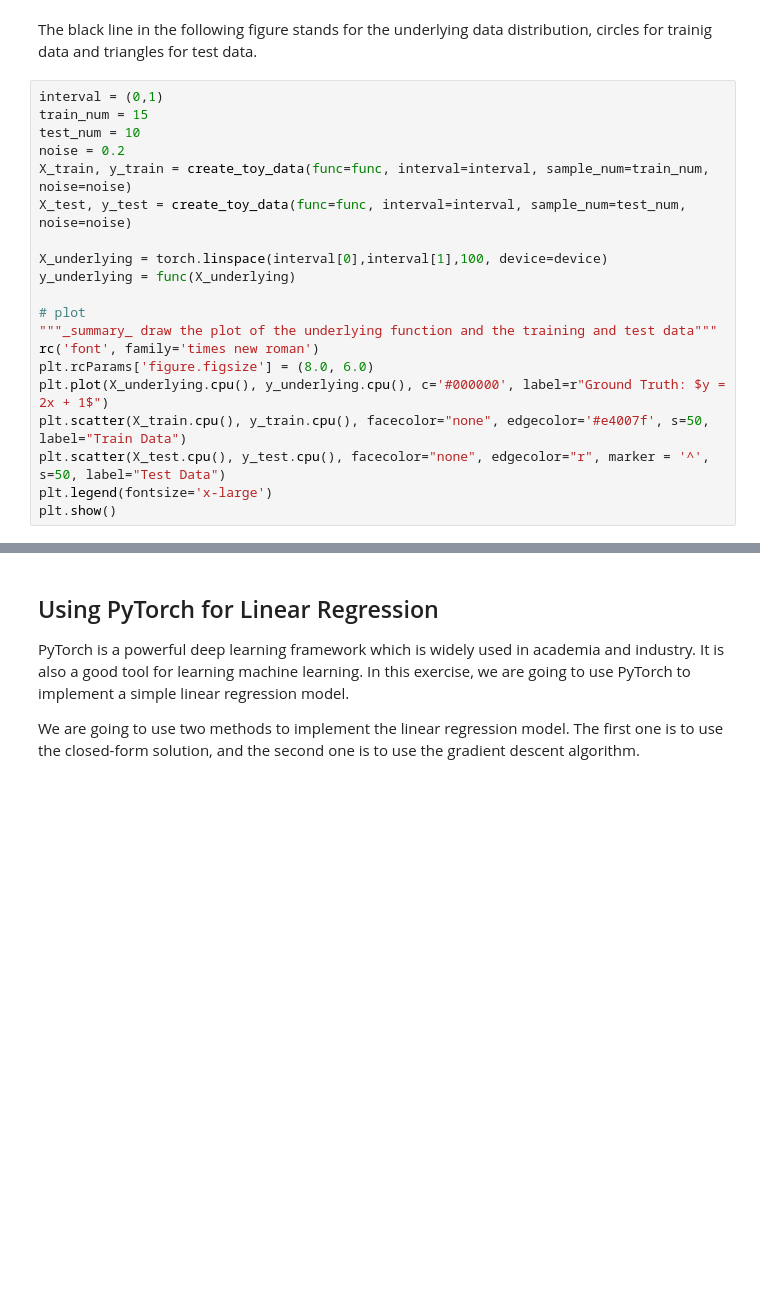
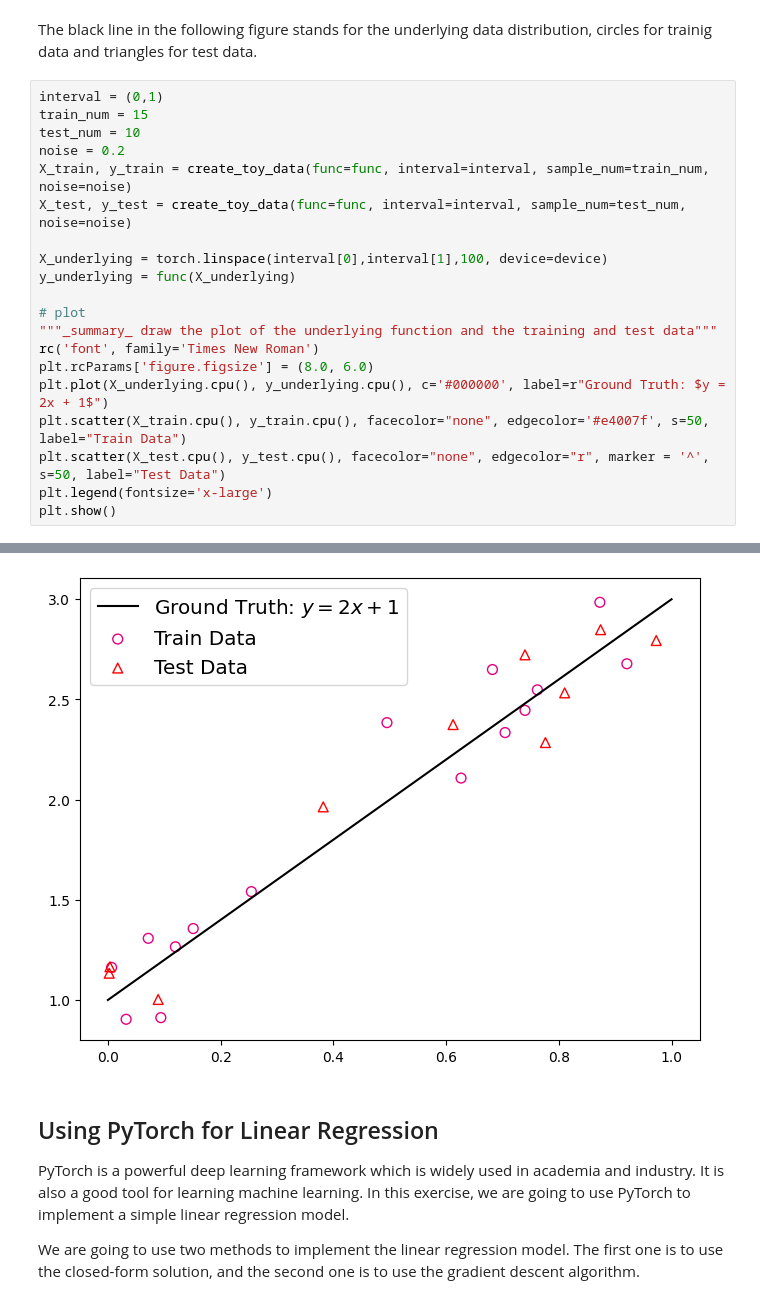
Before and after one commit to yanqinghe1230/FDU-PRML-2025Fall, a Jupyter notebook: Exercise1/Exercise1_Linear_Regression.ipynb, the cells around one changed output, grey strips where cells are left out. Cells and saved outputs as stored; diff of their text form; blank space fills up the shorter version.

```diff
--- a/Exercise1/Exercise1_Linear_Regression.ipynb
+++ b/Exercise1/Exercise1_Linear_Regression.ipynb
@@ -87,10 +94,11 @@ y_underlying = func(X_underlying)
 
 # plot
 """_summary_ draw the plot of the underlying function and the training and test data"""
-rc('font', family='times new roman')
+rc('font', family='Times New Roman')
 plt.rcParams['figure.figsize'] = (8.0, 6.0)
 plt.plot(X_underlying.cpu(), y_underlying.cpu(), c='#000000', label=r"Ground Truth: $y = 2x + 1$")
 plt.scatter(X_train.cpu(), y_train.cpu(), facecolor="none", edgecolor='#e4007f', s=50, label="Train Data")
 plt.scatter(X_test.cpu(), y_test.cpu(), facecolor="none", edgecolor="r", marker = '^', s=50, label="Test Data")
 plt.legend(fontsize='x-large')
 plt.show()
+# %% [output]
@@ -97,3 +122,4 @@ plt.show()
+[figure, added]
 # %% [markdown]
 ## Using PyTorch for Linear Regression
 
```
Also changed, not shown: parts of 9 cells of this notebook, 1 other file.
